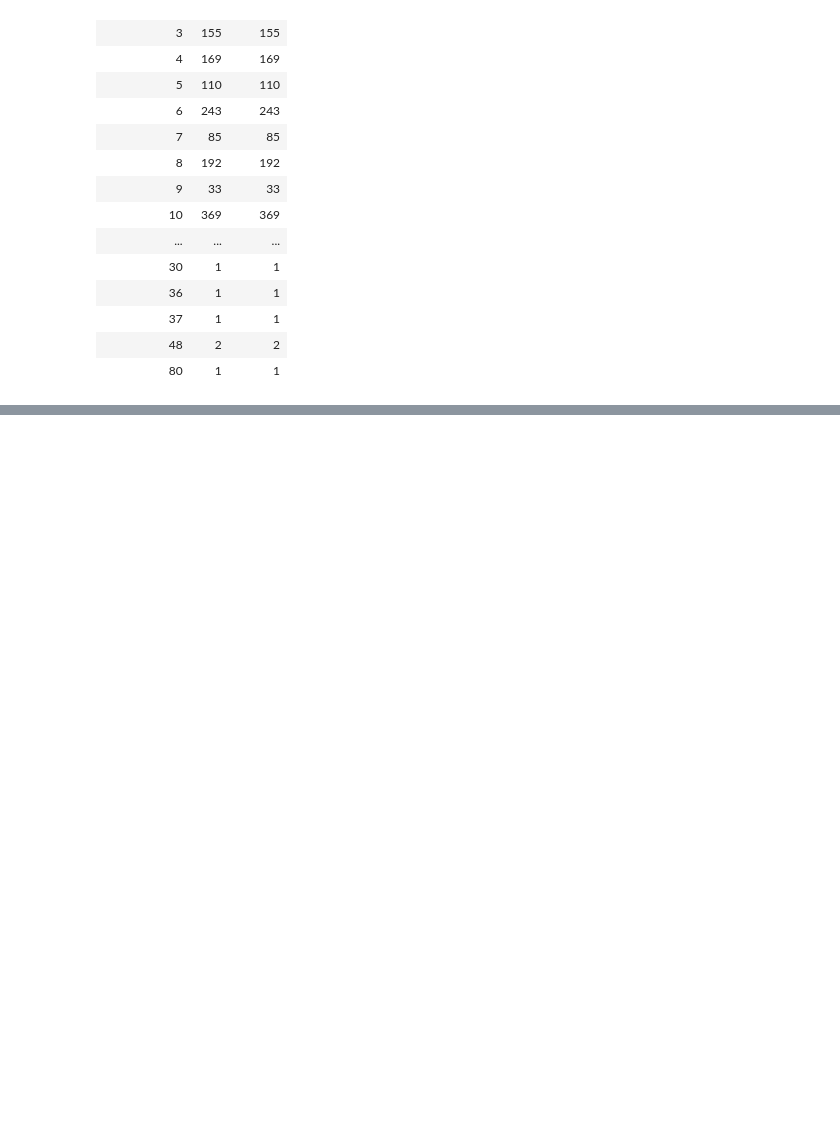
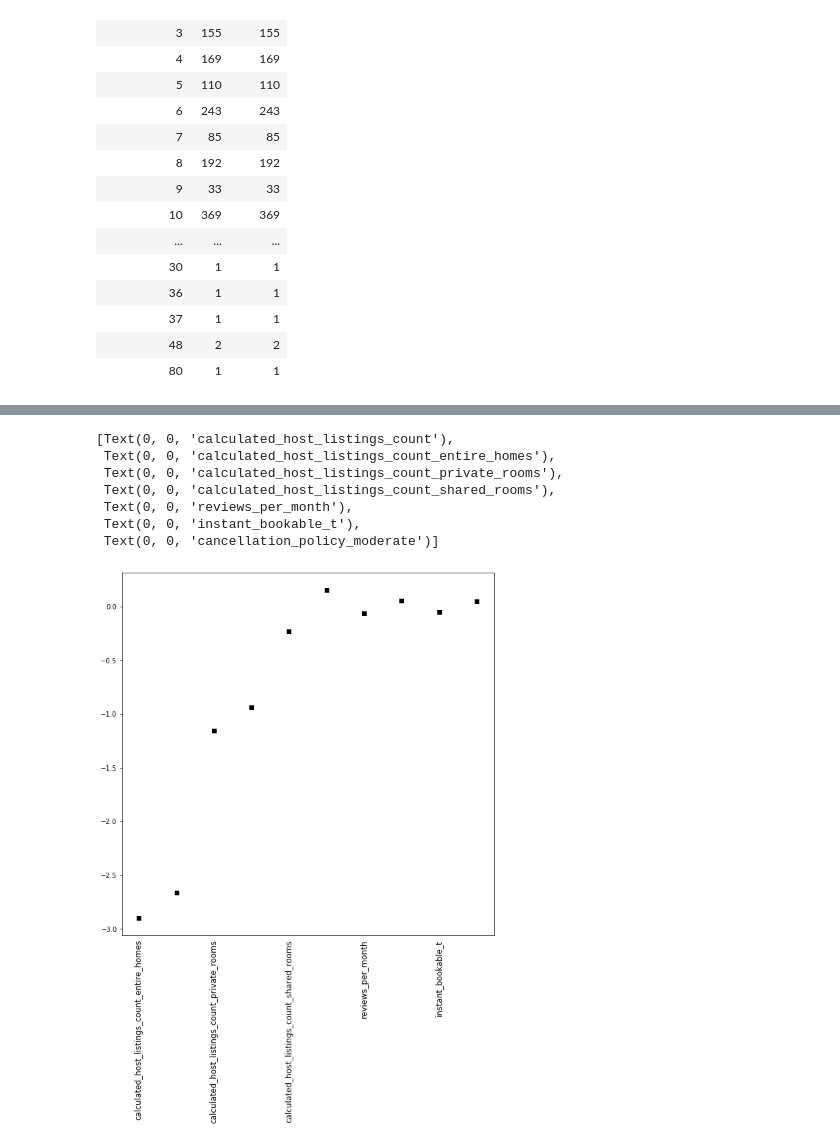
Before and after one commit to npop237/DS-Project1, a Jupyter notebook: PlanningATripToNashville.ipynb, the cells around one changed output, grey strips where cells are left out. Cells and saved outputs as stored; diff of their text form; code cells hidden in the pictures; blank space fills up the shorter version.

```diff
--- a/PlanningATripToNashville.ipynb
+++ b/PlanningATripToNashville.ipynb
@@ -210,0 +296,27 @@ ax.set_xlim(0,20)
+# %%
+# removing rows without a review score rating as that is our target and no reviews per month
+df = df.dropna(subset=['review_scores_rating','reviews_per_month'], axis=0)
+# %%
+# Encoding the categorical variables
+cat_cols = ['instant_bookable', 'is_business_travel_ready', 'cancellation_policy']
+for col in  cat_cols:
+    df = pd.concat([df.drop(col, axis=1), pd.get_dummies(df[col], prefix=col, prefix_sep='_', drop_first=True, dummy_na=False)], axis=1)
+# %%
+# Preparing our X and y
+X = df.drop('review_scores_rating', axis=1)
+y = df['review_scores_rating']
+
+# Splitting train and test
+X_train, X_test, y_train, y_test = train_test_split(X, y, test_size=0.3, random_state=42)
+
+# Instantiate the model
+lm_model = LinearRegression(normalize=True)
+
+# Fit the model
+lm_model.fit(X_train, y_train)
+
+# Predict our y test values
+y_test_preds = lm_model.predict(X_test)
+
+# Score our y test
+r2_score(y_test, y_test_preds)
@@ -210,0 +327,7 @@ ax.set_xlim(0,20)
+# %%
+coefs_df = pd.DataFrame()
+coefs_df['feature'] = X_train.columns
+coefs_df['coefs'] = lm_model.coef_
+coefs_df['abs_coefs'] = np.abs(lm_model.coef_)
+coefs_df = coefs_df.sort_values('abs_coefs', ascending=False)
+coefs_df
@@ -210,0 +346,17 @@ ax.set_xlim(0,20)
+# %%
+fig, ax = plt.subplots(figsize=(10,10))
+
+ax.scatter(x=pd.np.arange(coefs_df.shape[0]),
+           marker='s', s=30,
+           y=coefs_df['coefs'], color='black')
+ax.xaxis.set_ticks_position('none')
+ax.set_xticklabels(X_train.columns, rotation=90, fontsize=12)
+# %% [output]
+[Text(0, 0, 'calculated_host_listings_count'),
+ Text(0, 0, 'calculated_host_listings_count_entire_homes'),
+ Text(0, 0, 'calculated_host_listings_count_private_rooms'),
+ Text(0, 0, 'calculated_host_listings_count_shared_rooms'),
+ Text(0, 0, 'reviews_per_month'),
+ Text(0, 0, 'instant_bookable_t'),
+ Text(0, 0, 'cancellation_policy_moderate')]
+[figure, added]
```
Also changed, not shown: parts of 21 cells of this notebook.
